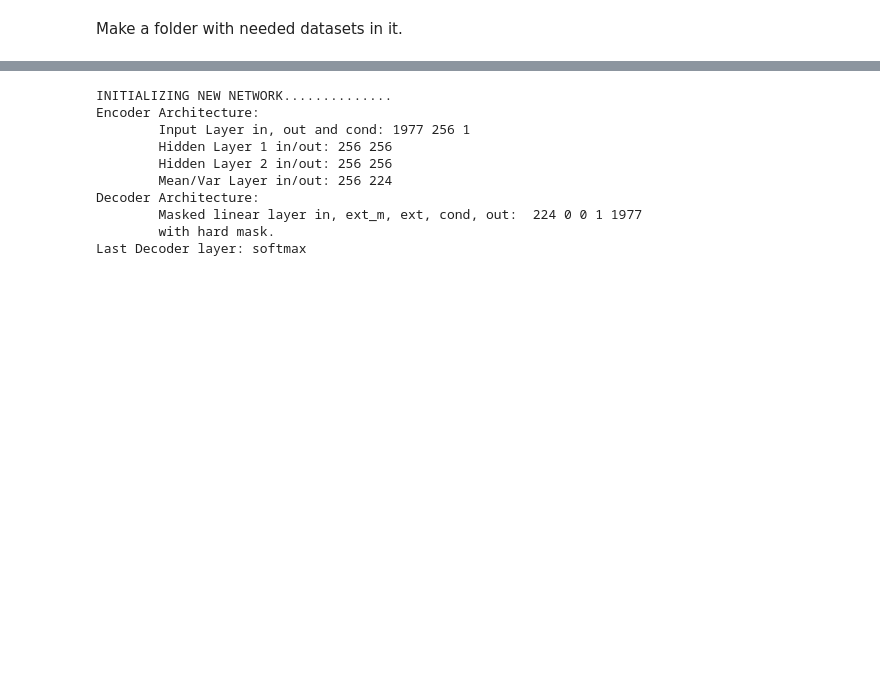
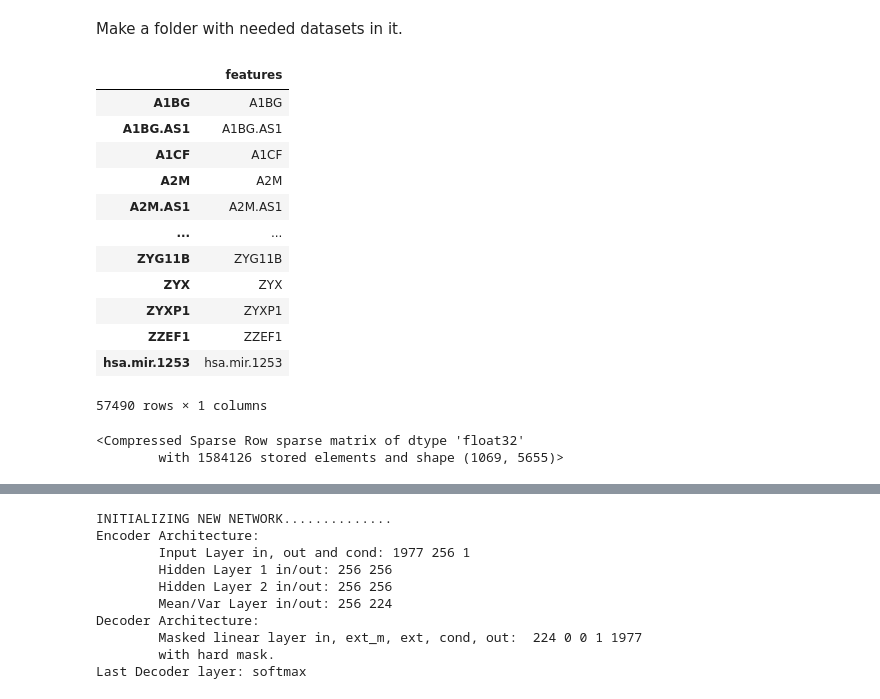
Before and after one commit to Luneesh/in-house, a Jupyter notebook: scripts/scripts_mt_2.ipynb, the cells around one changed output, grey strips where cells are left out. Drawn from its saved outputs; the diff is of its cells as text; code cells hidden in the pictures; blank space fills up the shorter version.

```diff
--- a/scripts/scripts_mt_2.ipynb
+++ b/scripts/scripts_mt_2.ipynb
@@ -11,6 +19,23 @@ Make a folder with needed datasets in it.
 adata = an.read_h5ad("../dataset/tyser.h5ad")
 # %%
-adata.X = adata.X.astype(np.float32)
+adata.X = adata.raw.X.copy()
+# %%
+adata.raw.X[:10,:10].toarray()
+adata.var
+# %% [output]
+|  | features |
+| A1BG | A1BG |
+| A1BG.AS1 | A1BG.AS1 |
+| A1CF | A1CF |
+| A2M | A2M |
+| A2M.AS1 | A2M.AS1 |
+| ... | ... |
+| ZYG11B | ZYG11B |
+| ZYX | ZYX |
+| ZYXP1 | ZYXP1 |
+| ZZEF1 | ZZEF1 |
+| hsa.mir.1253 | hsa.mir.1253 |
+57490 rows × 1 columns
 # %%
 if not os.path.exists("../metadata/reactome.gmt"):
     url = 'https://drive.google.com/uc?id=1136LntaVr92G1MphGeMVcmpE0AqcqM6c'
@@ -22,3 +47,6 @@ adata._inplace_subset_var(adata.varm['I'].sum(1)>0)
 # %%
 sc.pp.normalize_total(adata)
 sc.pp.log1p(adata)
+# %% [output]
+<Compressed Sparse Row sparse matrix of dtype 'float32'
+        with 1584126 stored elements and shape (1069, 5655)>
```
Also changed, not shown: parts of 9 cells of this notebook.
